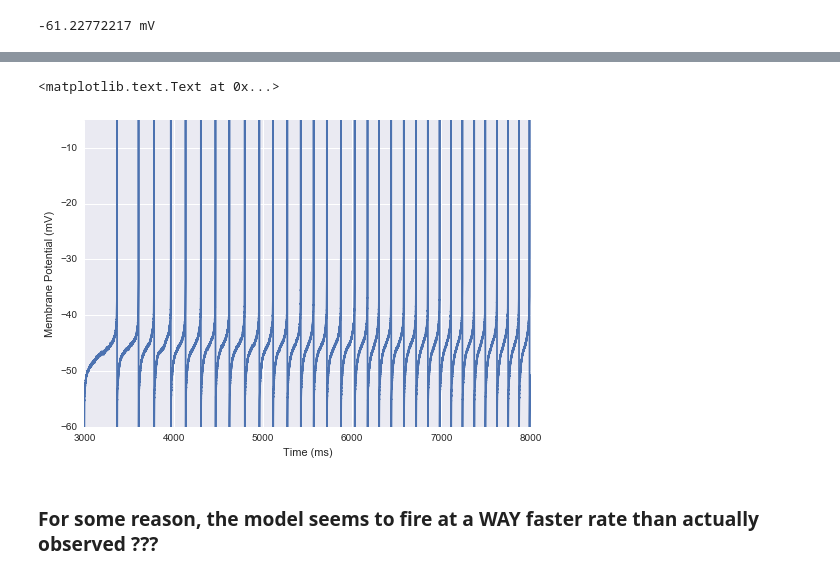
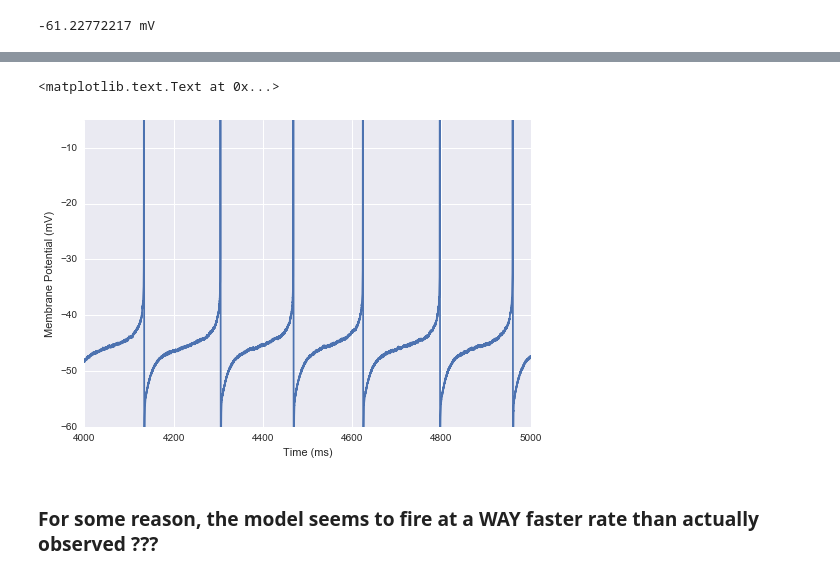
Before and after one commit to RinaldoB/Int_and_Fire, a Jupyter notebook: Integrate_and_Fire.ipynb, the cells around one changed output, grey strips where cells are left out. Cells and saved outputs as stored; diff of their text form; code cells hidden in the pictures.

```diff
--- a/Integrate_and_Fire.ipynb
+++ b/Integrate_and_Fire.ipynb
@@ -1181,17 +1179,18 @@ INFO       No numerical integration method specified for group 'neurongroup_1',
 # %%
 ## plotting the actually observed spike train from this neuron
+
 V = PN_data_sel[0][4]
 
 figure()
 T = len(V)*dt
 t = arange(0,T,dt)
 plot(t*1e3,V*1e3)
-xlim(stim_start_PN*1e3,stim_end_PN*1e3)
+xlim(stim_start_PN*1e3+1000,stim_start_PN*1e3 + 2000)
 ylim(-60,-5)
 xlabel('Time (ms)')
 ylabel('Membrane Potential (mV)')
 # %% [output]
 <matplotlib.text.Text at 0x...>
-[figure, old version]
+[figure, new version]
 # %% [markdown]
 ### For some reason, the model seems to fire at a WAY faster rate than actually observed ???
```
Also changed, not shown: parts of 8 cells of this notebook.
